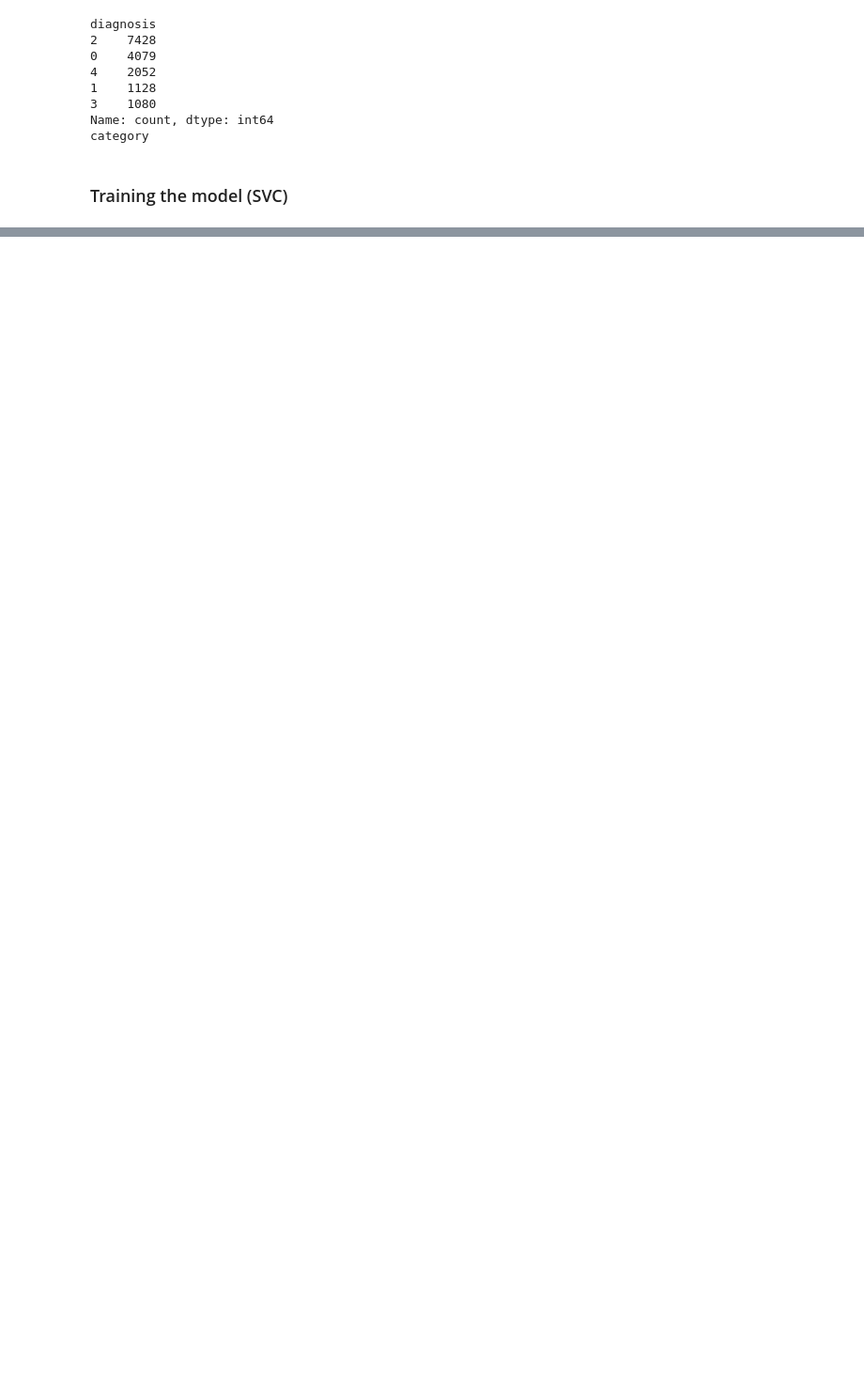
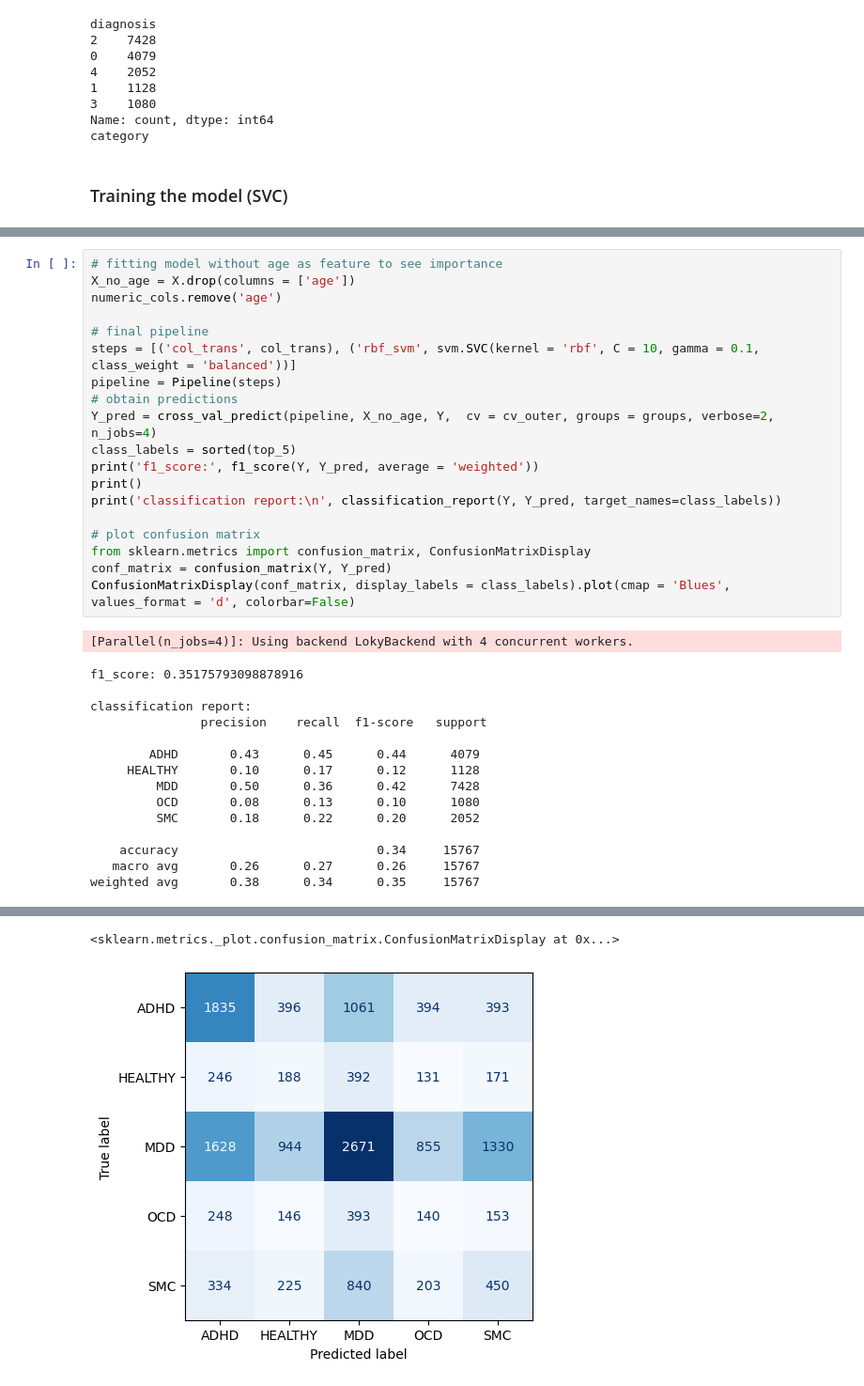
Before and after one commit to TSmolders/Internship_EEG, a Jupyter notebook: 4_multiclass_classification.ipynb, the cells around one changed output, grey strips where cells are left out. Shown: that part at 94% size. Drawn from its saved outputs; the diff is of its cells as text; blank space fills up the shorter version.

```diff
--- a/4_multiclass_classification.ipynb
+++ b/4_multiclass_classification.ipynb
@@ -471,0 +527,35 @@ weighted avg       0.36      0.37      0.36     15767
+# %%
+# fitting model without age as feature to see importance
+X_no_age = X.drop(columns = ['age'])
+numeric_cols.remove('age')
+
+# final pipeline
+steps = [('col_trans', col_trans), ('rbf_svm', svm.SVC(kernel = 'rbf', C = 10, gamma = 0.1, class_weight = 'balanced'))]
+pipeline = Pipeline(steps)
+# obtain predictions
+Y_pred = cross_val_predict(pipeline, X_no_age, Y,  cv = cv_outer, groups = groups, verbose=2, n_jobs=4)
+class_labels = sorted(top_5)
+print('f1_score:', f1_score(Y, Y_pred, average = 'weighted'))
+print()
+print('classification report:\n', classification_report(Y, Y_pred, target_names=class_labels))
+
+# plot confusion matrix
+from sklearn.metrics import confusion_matrix, ConfusionMatrixDisplay
+conf_matrix = confusion_matrix(Y, Y_pred)
+ConfusionMatrixDisplay(conf_matrix, display_labels = class_labels).plot(cmap = 'Blues', values_format = 'd', colorbar=False)
+# %% [output]
+[Parallel(n_jobs=4)]: Using backend LokyBackend with 4 concurrent workers.
+f1_score: 0.35175793098878916
+
+classification report:
+               precision    recall  f1-score   support
+
+        ADHD       0.43      0.45      0.44      4079
+     HEALTHY       0.10      0.17      0.12      1128
+         MDD       0.50      0.36      0.42      7428
+         OCD       0.08      0.13      0.10      1080
+         SMC       0.18      0.22      0.20      2052
+
+    accuracy                           0.34     15767
+   macro avg       0.26      0.27      0.26     15767
+weighted avg       0.38      0.34      0.35     15767
@@ -471,0 +563,2 @@ weighted avg       0.36      0.37      0.36     15767
+<sklearn.metrics._plot.confusion_matrix.ConfusionMatrixDisplay at 0x...>
+[figure, added]
```
Also changed, not shown: parts of 7 cells of this notebook.
